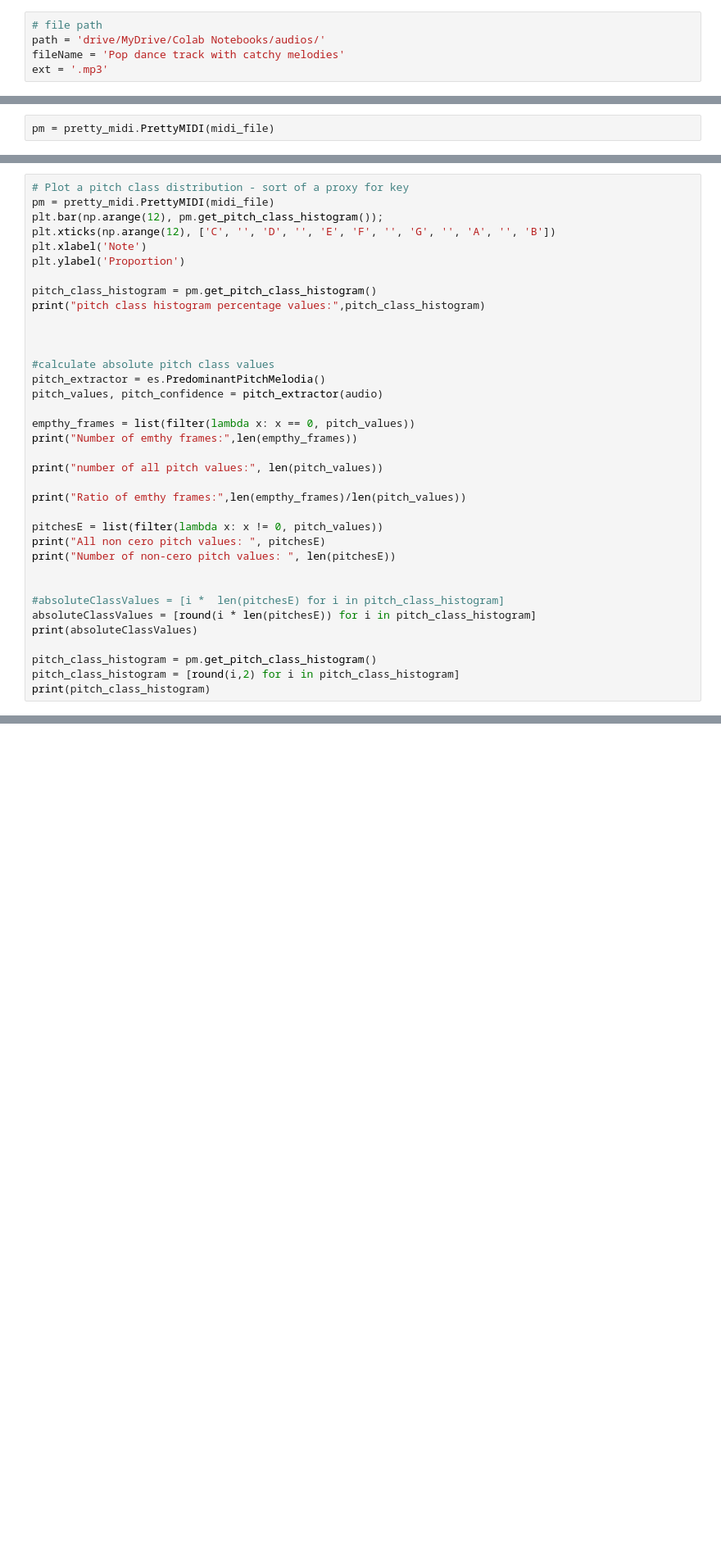
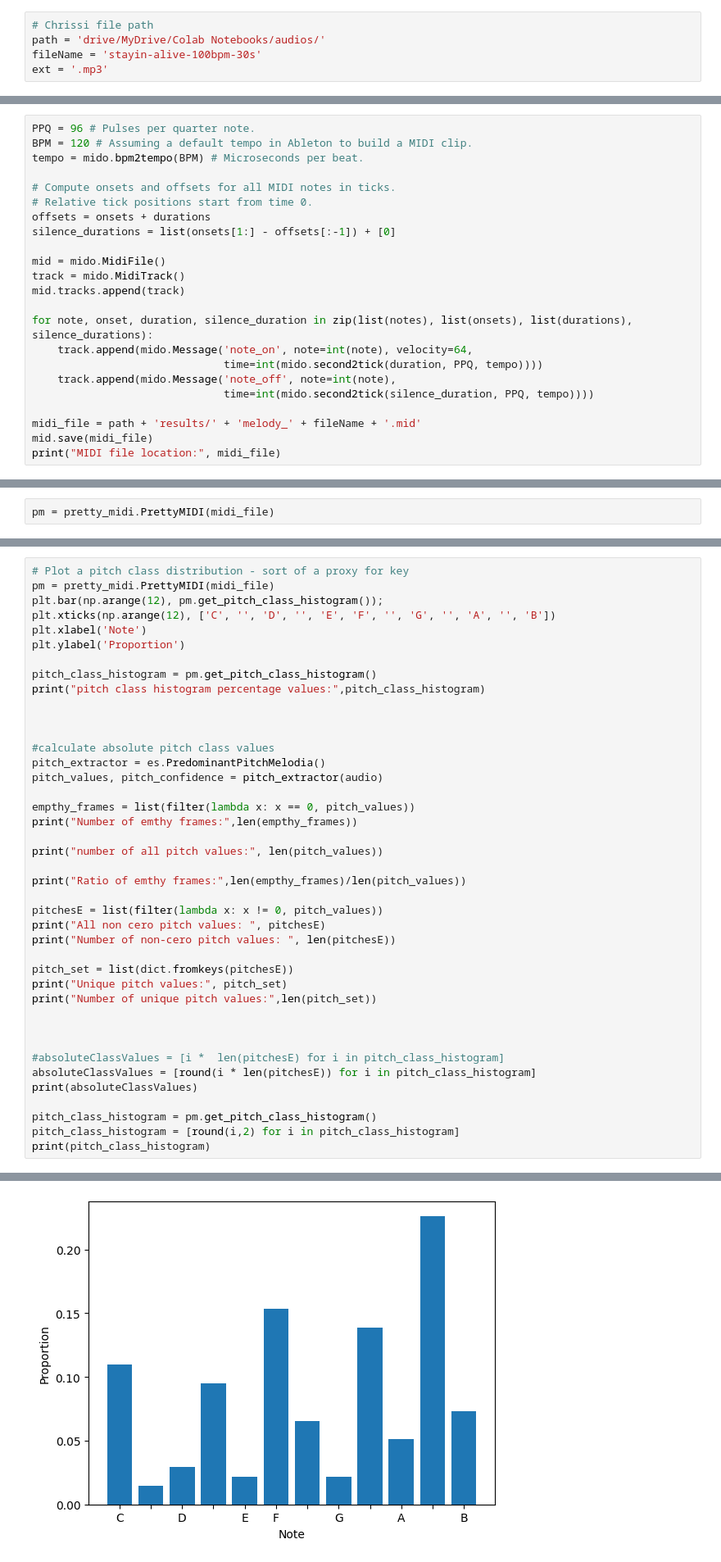
Before and after one commit to trissicorn/project-generated-music-analysis, a Jupyter notebook: code/Pitch_Related_Metrics_and_Pitch_Classes.ipynb, the cells around one changed output, grey strips where cells are left out. Shown at 82% size. Saved outputs shown, nothing was run; the diff lists cells and outputs as text; blank space fills up the shorter version.

```diff
--- a/code/Pitch_Related_Metrics_and_Pitch_Classes.ipynb
+++ b/code/Pitch_Related_Metrics_and_Pitch_Classes.ipynb
@@ -47,7 +84,7 @@ drive.mount('/content/drive')
 # %%
-# file path
+# Chrissi file path
 path = 'drive/MyDrive/Colab Notebooks/audios/'
-fileName = 'Pop dance track with catchy melodies'
+fileName = 'stayin-alive-100bpm-30s'
 ext = '.mp3'
 # %% [markdown]
 Audio
@@ -80,0 +136,23 @@ print("MIDI note durations:", durations)
+# %%
+PPQ = 96 # Pulses per quarter note.
+BPM = 120 # Assuming a default tempo in Ableton to build a MIDI clip.
+tempo = mido.bpm2tempo(BPM) # Microseconds per beat.
+
+# Compute onsets and offsets for all MIDI notes in ticks.
+# Relative tick positions start from time 0.
+offsets = onsets + durations
+silence_durations = list(onsets[1:] - offsets[:-1]) + [0]
+
+mid = mido.MidiFile()
+track = mido.MidiTrack()
+mid.tracks.append(track)
+
+for note, onset, duration, silence_duration in zip(list(notes), list(onsets), list(durations), silence_durations):
+    track.append(mido.Message('note_on', note=int(note), velocity=64,
+                              time=int(mido.second2tick(duration, PPQ, tempo))))
+    track.append(mido.Message('note_off', note=int(note),
+                              time=int(mido.second2tick(silence_duration, PPQ, tempo))))
+
+midi_file = path + 'results/' + 'melody_' + fileName + '.mid'
+mid.save(midi_file)
+print("MIDI file location:", midi_file)
@@ -127,6 +217,11 @@ pitchesE = list(filter(lambda x: x != 0, pitch_values))
 print("All non cero pitch values: ", pitchesE)
 print("Number of non-cero pitch values: ", len(pitchesE))
 
+pitch_set = list(dict.fromkeys(pitchesE))
+print("Unique pitch values:", pitch_set)
+print("Number of unique pitch values:",len(pitch_set))
+
+
 
 #absoluteClassValues = [i *  len(pitchesE) for i in pitch_class_histogram]
 absoluteClassValues = [round(i * len(pitchesE)) for i in pitch_class_histogram]
@@ -135,3 +230,4 @@ print(absoluteClassValues)
 pitch_class_histogram = pm.get_pitch_class_histogram()
 pitch_class_histogram = [round(i,2) for i in pitch_class_histogram]
 print(pitch_class_histogram)
+# %% [output]
@@ -137,0 +245 @@ print(pitch_class_histogram)
+[figure, added]
```
Also changed, not shown: parts of 20 cells of this notebook.
